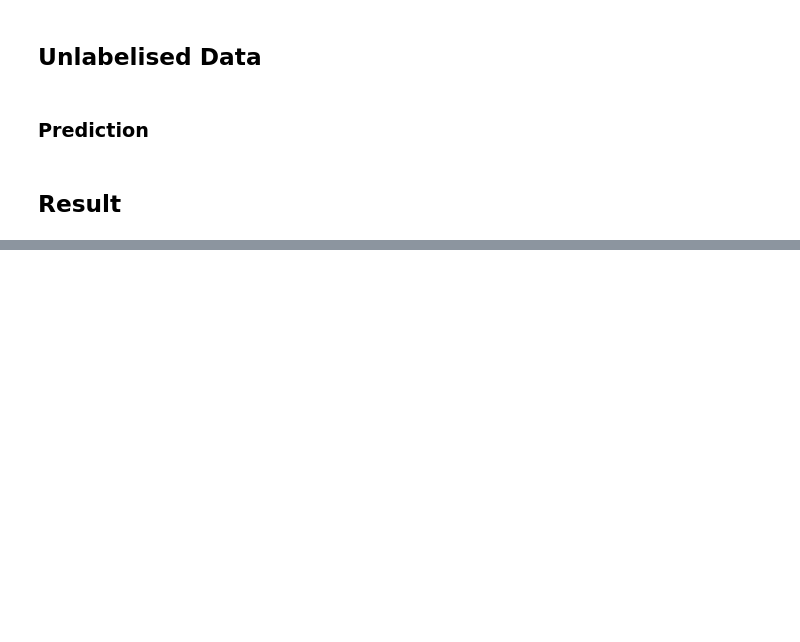
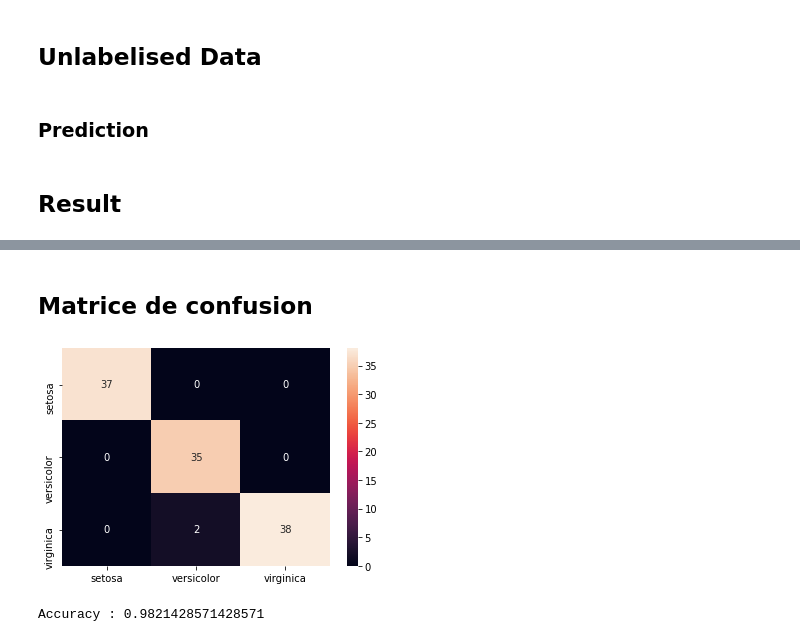
Before and after one commit to Q-Pi/ML, a Jupyter notebook: Supervised/perso/Perso1.ipynb, the cells around one changed output, grey strips where cells are left out. Drawn from its saved outputs; the diff is of its cells as text; code cells hidden in the pictures; blank space fills up the shorter version.

```diff
--- a/Supervised/perso/Perso1.ipynb
+++ b/Supervised/perso/Perso1.ipynb
@@ -25,6 +25,9 @@ df = sns.load_dataset('iris')
 target_feature_name = 'species'
 Y = df[target_feature_name]
 X = df.drop(columns=target_feature_name)
+# %%
+#Classes
+classes = Y.astype('category').cat.categories.tolist()
 # %%
 #TTS
 X_tr, X_te, Y_tr, Y_te = TTS(X, Y, stratify=Y, random_state=314)
@@ -76,6 +72,6 @@ KNeighborsClassifier(n_neighbors=15)
 # %%
-#Accuracy
-preds = knn.predict(X_te)
+#Accuracy du training
+train_preds = knn.predict(X_tr_PCA)
 accuracy = lambda p, y : (p==y).sum()/len(y)
-print('Accuracy : {}'.format(accuracy(preds, Y_te)))
+print('Accuracy : {}'.format(accuracy(train_preds, Y_tr)))
 # %% [output]
@@ -127,0 +124,17 @@ virginica       = [1. 0. 0.]
+# %% [markdown]
+## Matrice de confusion
+# %%
+from sklearn.metrics import confusion_matrix
+def show_cm(cm, labels):
+    df_cm = pd.DataFrame(cm, labels, labels)
+    sns.heatmap(df_cm, annot=True)
+    plt.show()
+# %%
+cm_train = confusion_matrix(train_preds, Y_tr, labels=classes)
+show_cm(cm_train, classes)
+#Accuracy du training
+accuracy = lambda p, y : (p==y).sum()/len(y)
+print('Accuracy : {}'.format(accuracy(train_preds, Y_tr)))
+# %% [output]
+[figure, added]
+Accuracy : 0.9821428571428571
```
Also changed, not shown: parts of 12 cells of this notebook, 2 other files.
